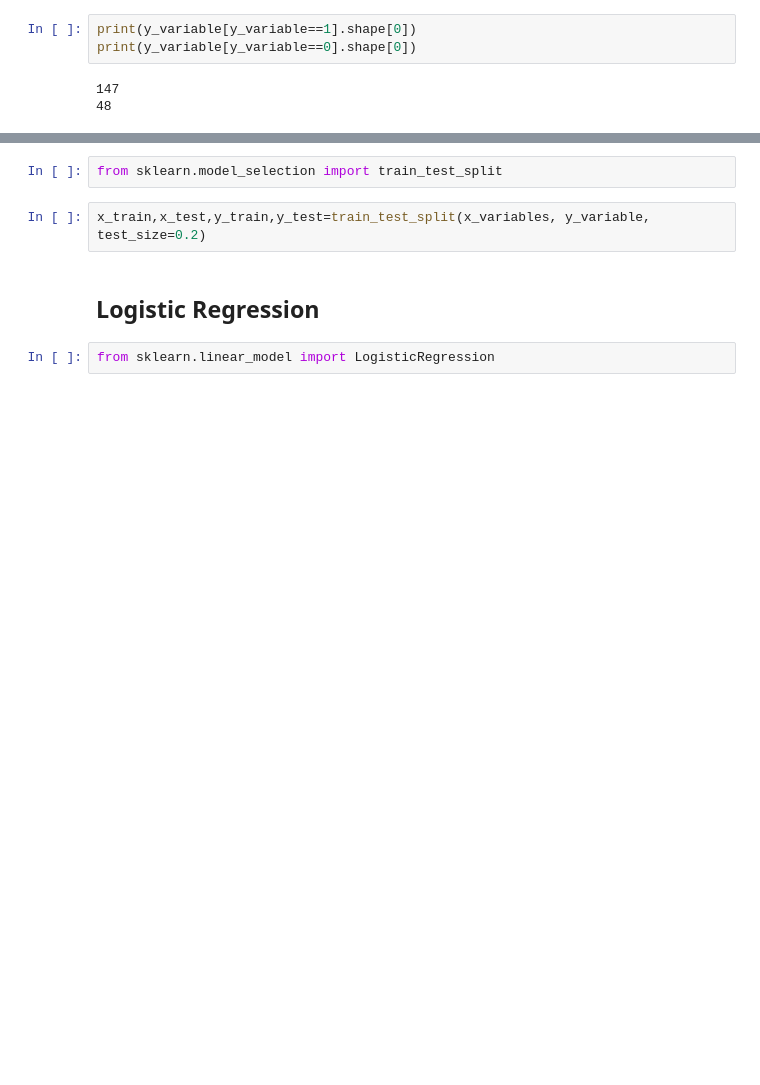
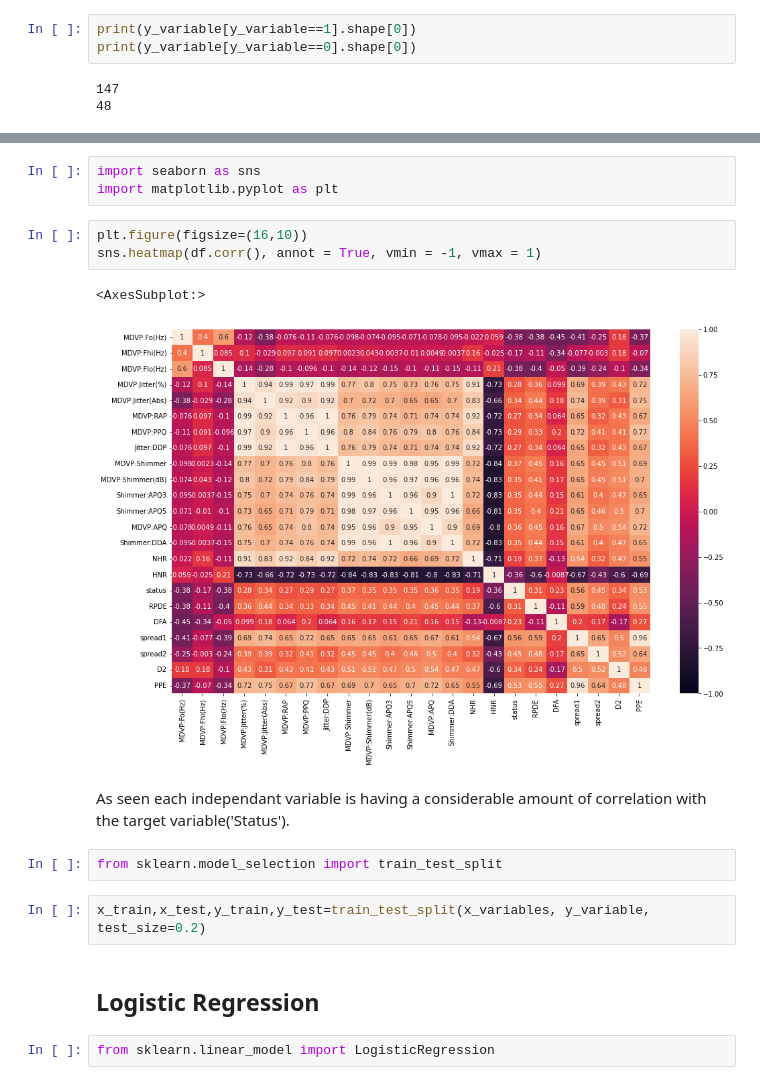
Before and after one commit to akshaybk1995/Parkinson-s-Disease-Classification, a Jupyter notebook: parkinsons disease Classification-gh_2.ipynb, the cells around one changed output, grey strips where cells are left out. Saved outputs shown, nothing was run; the diff lists cells and outputs as text; blank space fills up the shorter version.

```diff
--- a/parkinsons disease Classification-gh_2.ipynb
+++ b/parkinsons disease Classification-gh_2.ipynb
@@ -148,3 +147,14 @@ print(y_variable[y_variable==0].shape[0])
+# %%
+import seaborn as sns
+import matplotlib.pyplot as plt
+# %%
+plt.figure(figsize=(16,10))
+sns.heatmap(df.corr(), annot = True, vmin = -1, vmax = 1)
+# %% [output]
+<AxesSubplot:>
+[figure, added]
+# %% [markdown]
+As seen each independant variable is having a considerable amount of correlation with the target variable('Status').
 # %%
 from sklearn.model_selection import train_test_split
 # %%
```
Also changed, not shown: parts of 30 cells of this notebook.
